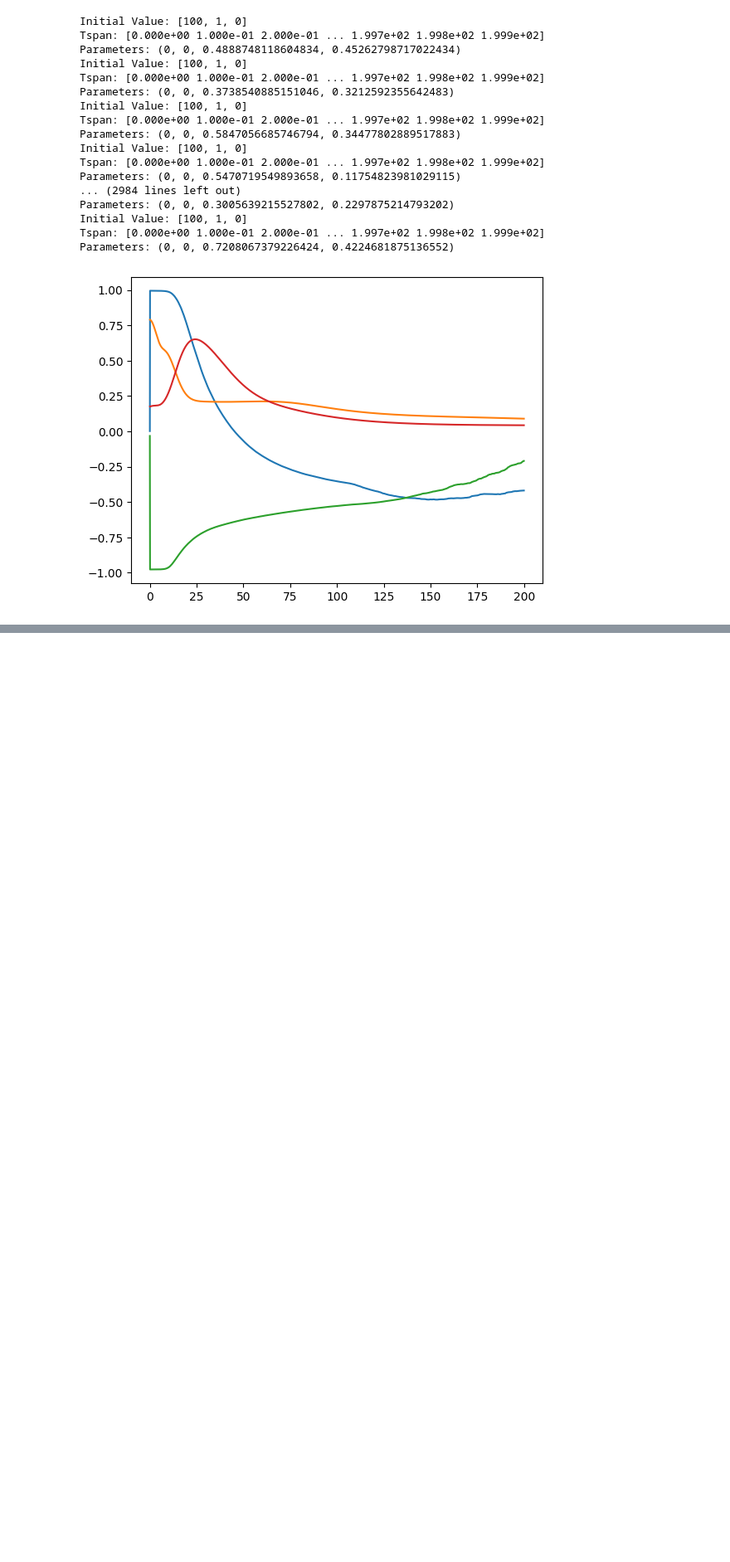
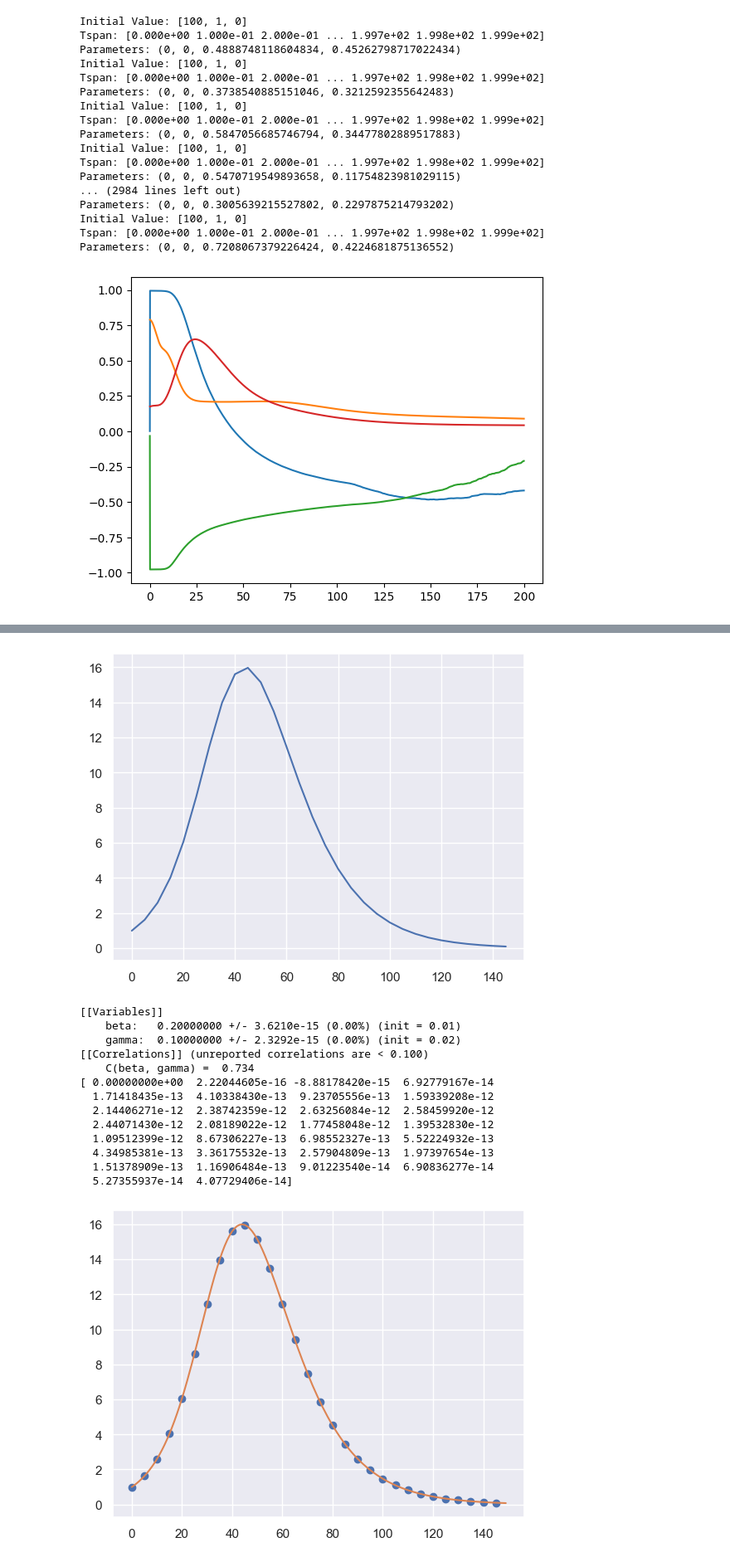
Before and after one commit to Song921012/2021Waste_Water_Project, a Jupyter notebook: wastewater_based_epidemiology202160884659.ipynb, the cells around one changed output, grey strips where cells are left out. Shown at 83% size. Cells and saved outputs as stored; diff of their text form; code cells hidden in the pictures; blank space fills up the shorter version.

Commit message:
Parameter Estimation by Nonlinear Least Square Method

```diff
--- a/wastewater_based_epidemiology202160884659.ipynb
+++ b/wastewater_based_epidemiology202160884659.ipynb
@@ -78,0 +86,57 @@ Parameters: (0, 0, 0.7208067379226424, 0.4224681875136552)
+# %%
+from wbepi import basic_models as md
+import numpy as np
+import matplotlib.pyplot as plt
+import seaborn as sns
+from lmfit import Parameters, minimize, report_fit
+import pandas as pd
+# Method One: Nonlinear Least Square Method
+## test_data generation
+para_test_model=md.SIR(beta=0.2,gamma=0.1,t0=0,dt=5,tend=150)
+test_data=para_test_model.ode_sol()
+plt.figure(1)
+sns.set_theme(style="darkgrid")
+plt.plot(test_data["tspan"],test_data["solution"][:,1])
+plt.show()
+
+## parameter estimation by using lmfit
+para_estimated=Parameters()
+para_estimated.add('beta', value=0.01, min=0, max=1)
+para_estimated.add('gamma', value=0.02, min=0, max=1)
+
+# define error function
+def error(para):
+    para_model=md.SIR(beta=para["beta"],gamma=para["gamma"],t0=0,dt=5,tend=150)
+    model_data=para_model.ode_sol()
+    mse=model_data["solution"][:,1]-test_data["solution"][:,1] # only data-data needed
+    return mse
+
+# Parameter estimation
+out = minimize(error, para_estimated)
+report_fit(out.params)
+print(error(out.params))
+# Show fitting results
+result_model=md.SIR(beta=out.params["beta"],gamma=out.params["gamma"],t0=0,dt=1,tend=150)
+result_data=result_model.ode_sol()
+
+plt.figure(2)
+sns.set_theme(style="darkgrid")
+plt.plot(test_data["tspan"],test_data["solution"][:,1],"o")
+plt.plot(result_data["tspan"],result_data["solution"][:,1])
+plt.show()
+# %% [output]
+[figure, added]
+[[Variables]]
+    beta:   0.20000000 +/- 3.6210e-15 (0.00%) (init = 0.01)
+    gamma:  0.10000000 +/- 2.3292e-15 (0.00%) (init = 0.02)
+[[Correlations]] (unreported correlations are < 0.100)
+    C(beta, gamma) =  0.734
+[ 0.00000000e+00  2.22044605e-16 -8.88178420e-15  6.92779167e-14
+  1.71418435e-13  4.10338430e-13  9.23705556e-13  1.59339208e-12
+  2.14406271e-12  2.38742359e-12  2.63256084e-12  2.58459920e-12
+  2.44071430e-12  2.08189022e-12  1.77458048e-12  1.39532830e-12
+  1.09512399e-12  8.67306227e-13  6.98552327e-13  5.52224932e-13
+  4.34985381e-13  3.36175532e-13  2.57904809e-13  1.97397654e-13
+  1.51378909e-13  1.16906484e-13  9.01223540e-14  6.90836277e-14
+  5.27355937e-14  4.07729406e-14]
+[figure, added]
```
Also changed, not shown: parts of 3 cells of this notebook, 2 other files.
